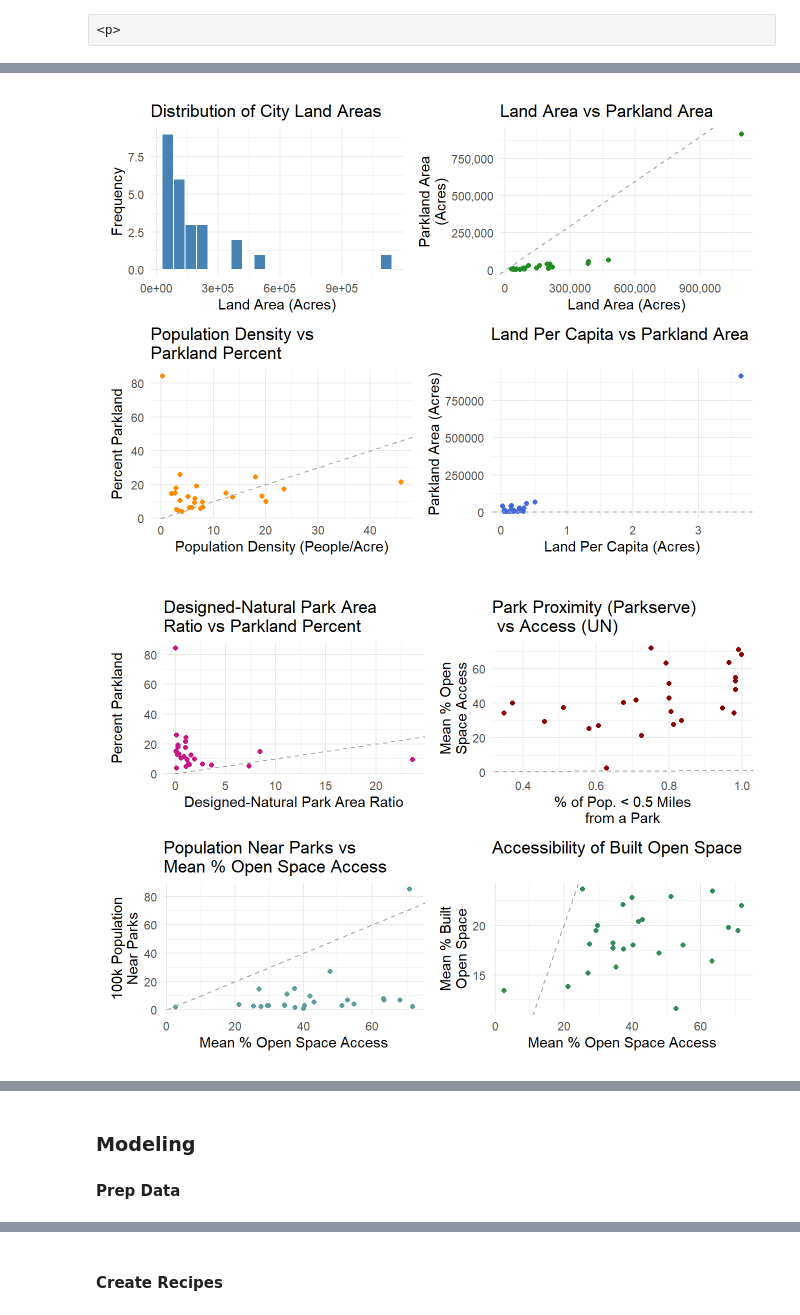
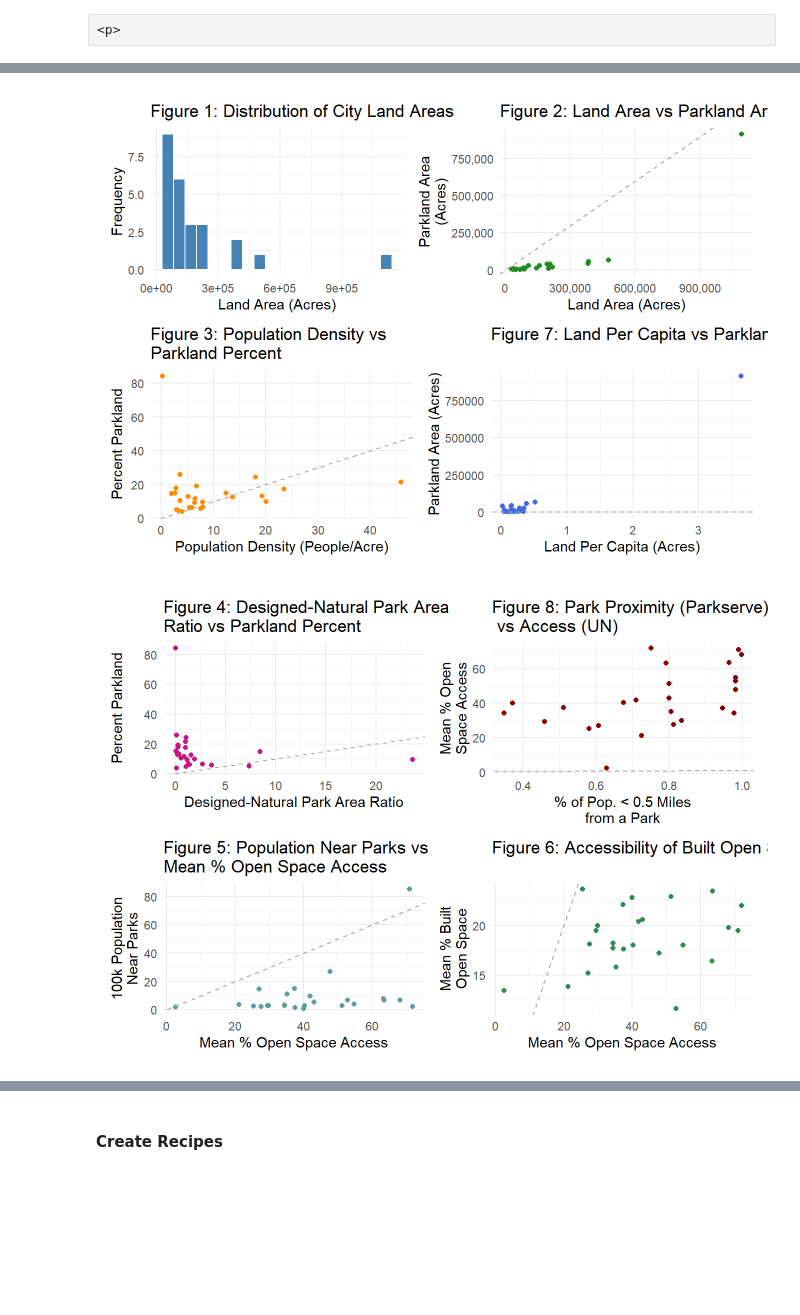
Before and after one commit to zcramton/ess_330_final_project, a Jupyter notebook: docs/index.embed.ipynb, the cells around one changed output, grey strips where cells are left out. Cells and saved outputs as stored; diff of their text form; code cells hidden in the pictures; blank space fills up the shorter version.

Commit message:
Penultimate render - added results, discussion and figure/table numbers.

```diff
--- a/docs/index.embed.ipynb
+++ b/docs/index.embed.ipynb
@@ -139,7 +103,7 @@ $ mean_percent_open_space_access <dbl> 71.9, 21.2, 68.2, 47.8, 29.8, 41.9, 43.
 
       # Print descriptive stats with flextable
       desc_stats_flex <- flextable(desc_stats_parks) %>%
-        set_caption("Summarized Urban Parks Statistics") %>%
+        set_caption("Table 1: Summarized Urban Parks Statistics") %>%
         set_header_labels(
           variable = "Variable",
           mean = "Mean",
@@ -185,21 +149,21 @@ $ mean_percent_open_space_access <dbl> 71.9, 21.2, 68.2, 47.8, 29.8, 41.9, 43.
     autofit()
   }
 
-  top10_park_percent_flex <- make_best_worst_flextbl(top10_park_percent, "Top 10 Cities for Parkland Percentage")
+  top10_park_percent_flex <- make_best_worst_flextbl(top10_park_percent, "Table 2: Top 10 Cities for Parkland Percentage")
 
-  bottom10_park_percent_flex <- make_best_worst_flextbl(bottom10_park_percent, "Bottom 10 Cities for Parkland Percentage")
+  bottom10_park_percent_flex <- make_best_worst_flextbl(bottom10_park_percent, "Table 3: Bottom 10 Cities for Parkland Percentage")
 
 # Make plots to visualize the data
 # Histogram: Land Area
 land_area_plot <- ggplot(urban_parks_data, aes(x = as.numeric(land_area))) +
   geom_histogram(bins = 20, fill = "steelblue", color = "white") +
-  labs(x = "Land Area (Acres)", y = "Frequency", title = "Distribution of City Land Areas") +
+  labs(x = "Land Area (Acres)", y = "Frequency", title = "Figure 1: Distribution of City Land Areas") +
   theme_minimal()
 
 # Scatterplot: Land Area vs Parkland Area
 land_vs_park_area_plot <- ggplot(urban_parks_data, aes(x = as.numeric(land_area), y = parkland_area)) +
   geom_point(color = "forestgreen") +
-  labs(x = "Land Area (Acres)", y = "Parkland Area\n(Acres)", title = "Land Area vs Parkland Area") +
+  labs(x = "Land Area (Acres)", y = "Parkland Area\n(Acres)", title = "Figure 2: Land Area vs Parkland Area") +
   geom_abline(slope = 1, intercept = 0, linetype = "dashed", color = "darkgray") +
   scale_x_continuous(labels = scales::label_comma()) +
   scale_y_continuous(labels = scales::label_comma()) +
@@ -209,7 +173,7 @@ land_vs_park_area_plot <- ggplot(urban_parks_data, aes(x = as.numeric(land_area)
 density_vs_park_percent_plot <- ggplot(urban_parks_data, aes(x = as.numeric(pop_density), y = parkland_percent)) +
   geom_point(color = "darkorange") +
   geom_abline(slope = 1, intercept = 0, linetype = "dashed", color = "darkgray") +
-  labs(x = "Population Density (People/Acre)", y = "Percent Parkland", title = "Population Density vs\nParkland Percent") +
+  labs(x = "Population Density (People/Acre)", y = "Percent Parkland", title = "Figure 3: Population Density vs\nParkland Percent") +
   scale_x_continuous(labels = scales::label_comma()) +
   scale_y_continuous(labels = scales::label_comma()) +
   theme_minimal()
@@ -218,7 +182,7 @@ density_vs_park_percent_plot <- ggplot(urban_parks_data, aes(x = as.numeric(pop_
 dn_area_ratio_vs_park_percent_plot <- ggplot(urban_parks_data, aes(x = dn_area_ratio, y = parkland_percent)) +
   geom_point(color = "mediumvioletred") +
   geom_abline(slope = 1, intercept = 0, linetype = "dashed", color = "darkgray") +
-  labs(x = "Designed-Natural Park Area Ratio", y = "Percent Parkland", title = "Designed-Natural Park Area\nRatio vs Parkland Percent") +
+  labs(x = "Designed-Natural Park Area Ratio", y = "Percent Parkland", title = "Figure 4: Designed-Natural Park Area\nRatio vs Parkland Percent") +
   scale_x_continuous(labels = scales::label_comma()) +
   scale_y_continuous(labels = scales::label_comma()) +
   theme_minimal()
@@ -227,28 +191,28 @@ dn_area_ratio_vs_park_percent_plot <- ggplot(urban_parks_data, aes(x = dn_area_r
 pop_park_proximity_plot <- ggplot(urban_parks_data, aes(x = mean_percent_open_space_access, y = (pop_near_parks/100000))) +
   geom_point(color = "cadetblue") +
   geom_abline(slope = 1, intercept = 0, linetype = "dashed", color = "darkgray") +
-  labs(x = "Mean % Open Space Access", y = "100k Population\nNear Parks", title = "Population Near Parks vs\nMean % Open Space Access") +
+  labs(x = "Mean % Open Space Access", y = "100k Population\nNear Parks", title = "Figure 5: Population Near Parks vs\nMean % Open Space Access") +
   theme_minimal()
 
 # Scatterplot: Percent Open Space Access vs Percent Built Open Space
 open_space_access_vs_built_plot <- ggplot(urban_parks_data, aes(x = mean_percent_open_space_access, y = mean_percent_built_open_space)) +
   geom_point(color = "seagreen") +
   geom_abline(slope = 1, intercept = 0, linetype = "dashed", color = "darkgray") +
-  labs(x = "Mean % Open Space Access", y = "Mean % Built\nOpen Space", title = "Accessibility of Built Open Space") +
+  labs(x = "Mean % Open Space Access", y = "Mean % Built\nOpen Space", title = "Figure 6: Accessibility of Built Open Space") +
   theme_minimal()
 
 # Scatterplot: Land Per Capita vs Parkland Area
 land_pc_vs_park_area_plot <- ggplot(urban_parks_data, aes(x = land_per_capita, y = parkland_area)) +
   geom_point(color = "royalblue") +
   geom_abline(slope = 1, intercept = 0, linetype = "dashed", color = "darkgray") +
-  labs(x = "Land Per Capita (Acres)", y = "Parkland Area (Acres)", title = "Land Per Capita vs Parkland Area") +
+  labs(x = "Land Per Capita (Acres)", y = "Parkland Area (Acres)", title = "Figure 7: Land Per Capita vs Parkland Area") +
   theme_minimal()
 
 # Scatterplot: Parkserve Proxomity Data vs\nUN Access Data
 pct_walk_vs_osa_plot <- ggplot(urban_parks_data, aes(x = percent_half_mile_walk, y = mean_percent_open_space_access)) +
   geom_point(color = "darkred") +
   geom_abline(slope = 1, intercept = 0, linetype = "dashed", color = "darkgray") +
-  labs(x = "% of Pop. < 0.5 Miles\nfrom a Park", y = "Mean % Open\nSpace Access", title = "Park Proximity (Parkserve)\n vs Access (UN)") +
+  labs(x = "% of Pop. < 0.5 Miles\nfrom a Park", y = "Mean % Open\nSpace Access", title = "Figure 8: Park Proximity (Parkserve)\n vs Access (UN)") +
   theme_minimal()
 
 # Use corr plots to show variables with strong impact on model outputs
@@ -282,8 +246,10 @@ pct_walk_vs_osa_plot <- ggplot(urban_parks_data, aes(x = percent_half_mile_walk,
   }
 
 # Make plots
-bos_corr_plot <- create_corr_plot(urban_parks_data, "mean_percent_built_open_space")
-osa_corr_plot <- create_corr_plot(urban_parks_data, "mean_percent_open_space_access")
+bos_corr_plot <- create_corr_plot(urban_parks_data, "mean_percent_built_open_space") +
+  theme(plot.subtitle.title = element_text("Figure 9"))
+osa_corr_plot <- create_corr_plot(urban_parks_data, "mean_percent_open_space_access") +
+  theme(plot.subtitle.title = element_text("Figure 10"))
 
 # Combine all plots in one figure using patchwork (optional)
 pt1_eda_plots <- (land_area_plot | land_vs_park_area_plot) /
@@ -311,32 +277,32 @@ pt2_eda_plots <- (dn_area_ratio_vs_park_percent_plot | pct_walk_vs_osa_plot) /
 | park_units | 460.80 | 302.00 | 811.06 | 179.00 | 416.00 |
 | park_units_per_10k_pop | 4.55 | 4.54 | 1.72 | 3.28 | 5.42 |
 | ... | ... | ... | ... | ... | ... |
 | percent_half_mile_walk | 0.76 | 0.80 | 0.20 | 0.63 | 0.96 |
 | percent_natural_parks | 53.78 | 49.61 | 28.29 | 32.55 | 79.57 |
 | pop_density | 9.52 | 6.39 | 9.84 | 3.59 | 12.41 |
 | pop_near_parks | 939,727.24 | 360,828.80 | 1,686,304.23 | 300,312.72 | 797,287.04 |
 | revised_area | 175,389.60 | 87,844.00 | 222,631.64 | 52,765.00 | 196,098.00 |
 | City Name | City Population | City Land Area (Revised) (Acres) | Population Density (People/Acre) | City Parkland Area (Acres) | ... |
 | Anchorage, AK | 299,100 | 1,086,019 | 0.28 | 914,138 | ... |
 | New Orleans, LA | 386,105 | 107,655 | 3.59 | 27,775 | ... |
 | Washington, DC | 702,321 | 38,955 | 18.03 | 9,478 | ... |
 | New York, NY | 8,627,852 | 187,946 | 45.91 | 40,190 | ... |
 | San Diego, CA | 1,399,844 | 205,918 | 6.80 | 39,385 | ... |
 | Virginia Beach, VA | 457,832 | 159,341 | 2.87 | 28,312 | ... |
 | Boston, MA | 687,725 | 29,175 | 23.57 | 5,072 | ... |
 | Honolulu, HI | 1,006,142 | 379,885 | 2.65 | 57,141 | ... |
 | Minneapolis, MN | 421,339 | 33,958 | 12.41 | 5,075 | ... |
 | Jacksonville, FL | 925,142 | 467,298 | 1.98 | 67,707 | ... |
 | City Name | City Population | City Land Area (Revised) (Acres) | Population Density (People/Acre) | City Parkland Area (Acres) | ... |
 | Durham, NC | 275,758 | 68,678 | 4.02 | 2,665 | ... |
 | Memphis, TN | 655,061 | 196,098 | 3.34 | 9,194 | ... |
 | Winston-Salem, NC | 248,839 | 83,917 | 2.97 | 4,263 | ... |
 | Detroit, MI | 660,960 | 87,844 | 7.52 | 5,102 | ... |
 | Toledo, OH | 277,467 | 51,169 | 5.42 | 3,175 | ... |
 | Atlanta, GA | 498,059 | 84,250 | 5.91 | 5,293 | ... |
 | Cleveland, OH | 377,963 | 46,880 | 8.06 | 3,170 | ... |
 | Dallas, TX | 1,378,903 | 215,676 | 6.39 | 20,352 | ... |
 | St. Louis, MO | 310,144 | 39,090 | 7.93 | 3,749 | ... |
 | Chicago, IL | 2,744,859 | 136,796 | 20.07 | 13,609 | ... |
-[figure, old version]
+[figure, new version]
-[figure, old version]
+[figure, new version]
@@ -344,5 +314 @@ pt2_eda_plots <- (dn_area_ratio_vs_park_percent_plot | pct_walk_vs_osa_plot) /
 [figure]
-# %% [markdown]
-### Modeling
-
-#### Prep Data
```
Also changed, not shown: parts of 21 cells of this notebook, 5 other files.
